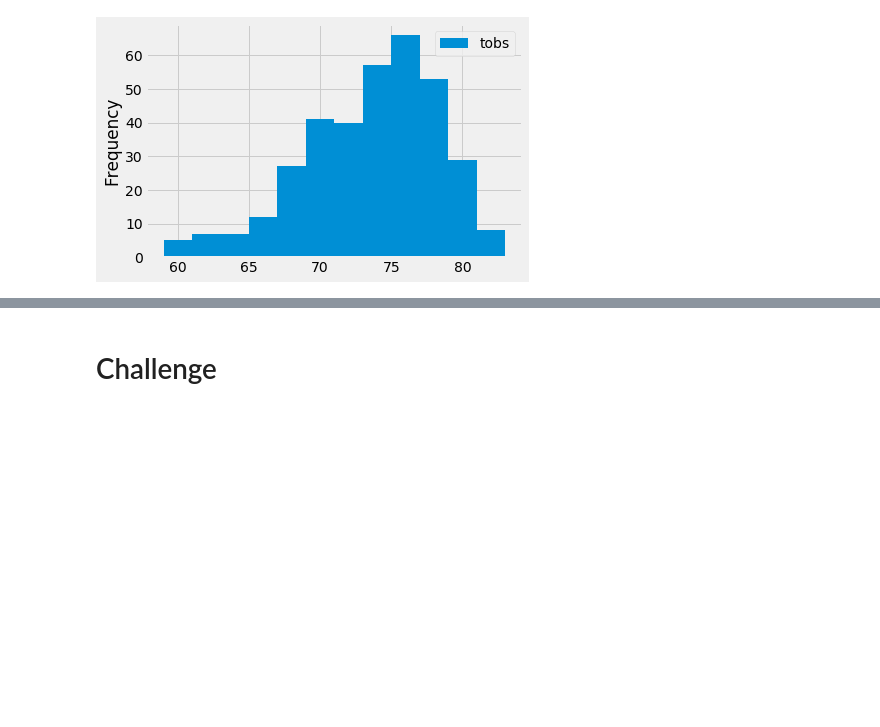
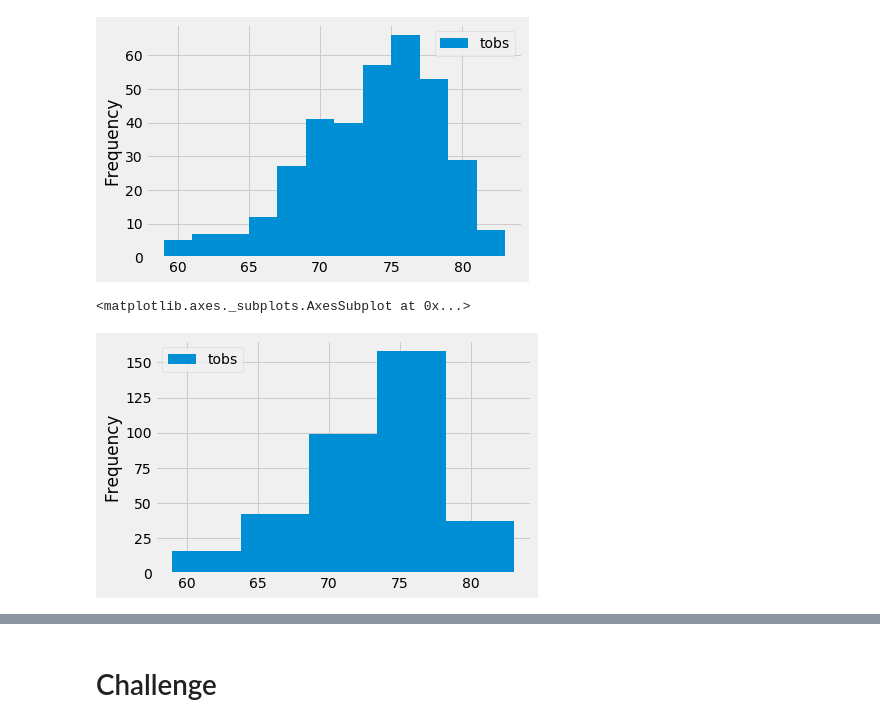
Before and after one commit to degitaccount/surfs_up, a Jupyter notebook: climate_analysis.ipynb, the cells around one changed output, grey strips where cells are left out. Drawn from its saved outputs; the diff is of its cells as text; code cells hidden in the pictures; blank space fills up the shorter version.

```diff
--- a/climate_analysis.ipynb
+++ b/climate_analysis.ipynb
@@ -118,3 +118,8 @@ df.plot.hist(bins=12) #don't need to specify the ranges for each bin; we just ne
 # %% [output]
 <matplotlib.axes._subplots.AxesSubplot at 0x...>
 [figure]
+# %%
+df.plot.hist(bins=5)
+# %% [output]
+<matplotlib.axes._subplots.AxesSubplot at 0x...>
+[figure, added]
```
Also changed, not shown: parts of 2 cells of this notebook, 2 other files.
